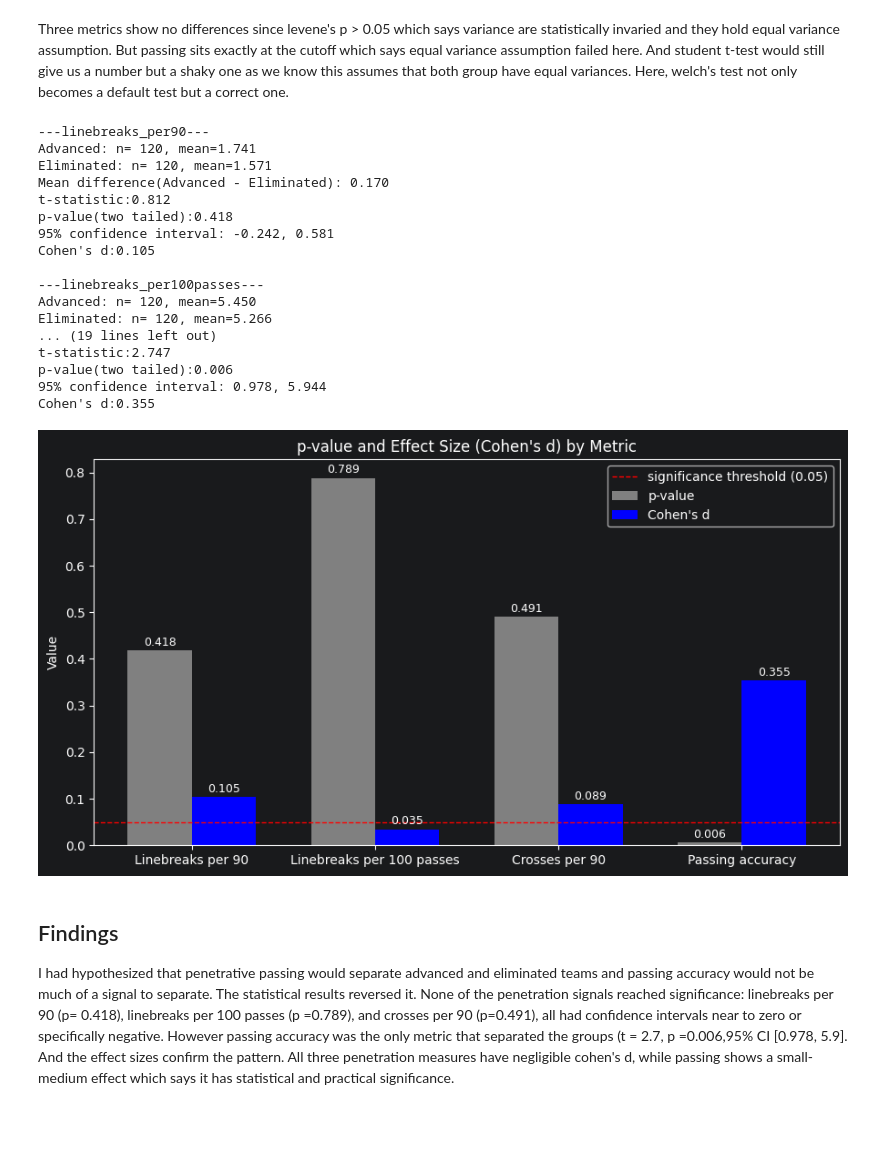
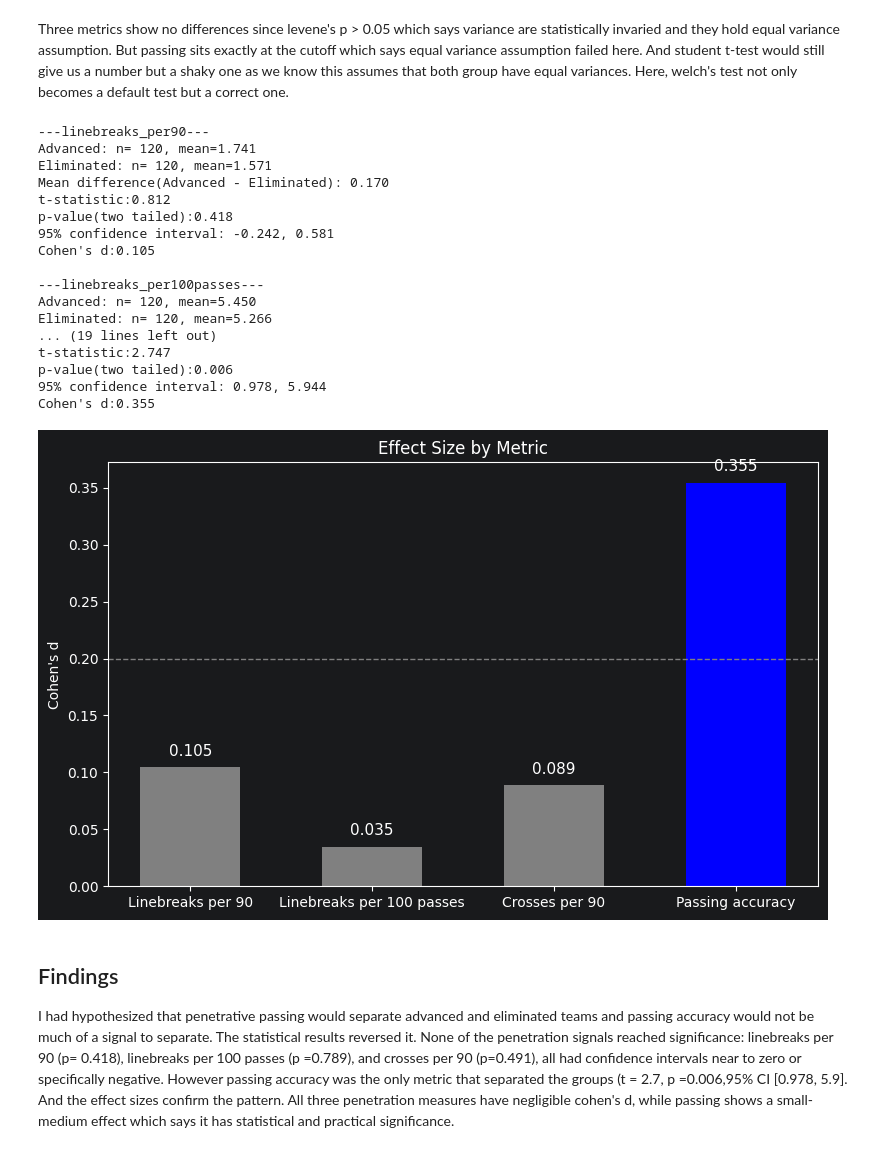
Before and after one commit to birat-timsina/HIT140_Group81, a Jupyter notebook: passing/Passing.ipynb, the cells around one changed output. Saved outputs shown, nothing was run; the diff lists cells and outputs as text; code cells hidden in the pictures; blank space fills up the shorter version.

```diff
--- a/passing/Passing.ipynb
+++ b/passing/Passing.ipynb
@@ -607,61 +607,47 @@ def ci_and_ttest(df, metric_col, group_col='advanced', confidence=0.95):
     print()
     return result, ci, cohens_d
 # %%
-import numpy as np
-
 metrics = ['linebreaks_per90', 'linebreaks_per100passes', 'crosses_per90', 'passing_accuracy_rate']
 labels = ['Linebreaks per 90', 'Linebreaks per 100 passes', 'Crosses per 90', 'Passing accuracy']
 
 cohens_ds = []
-p_values = []
-
 for metric in metrics:
     result, ci, cohens_d = ci_and_ttest(sample_df, metric)
     cohens_ds.append(cohens_d)
-    p_values.append(result.pvalue)
-x = np.arange(len(labels))
-width = 0.35
 
-fig, ax = plt.subplots(figsize=(9, 5))
-bars1 = ax.bar(x - width/2, p_values, width, label='p-value', color='gray')
-bars2 = ax.bar(x + width/2, cohens_ds, width, label="Cohen's d", color='blue')
+colors = ['gray' if v < 0.2 else 'blue' for v in cohens_ds]
 
-for bar in bars1:
-    ax.text(bar.get_x() + bar.get_width()/2, bar.get_height() + 0.01,
-            f"{bar.get_height():.3f}", ha='center', fontsize=9)
-for bar in bars2:
-    ax.text(bar.get_x() + bar.get_width()/2, bar.get_height() + 0.01,
-            f"{bar.get_height():.3f}", ha='center', fontsize=9)
+fig, ax = plt.subplots(figsize=(8, 5))
+bars = ax.bar(labels, cohens_ds, color=colors, width=0.55)
 
-ax.axhline(0.05, color='red', linestyle='--', linewidth=1, label='significance threshold (0.05)')
+for bar, val in zip(bars, cohens_ds):
+    ax.text(bar.get_x() + bar.get_width()/2, val + 0.01, f"{val:.3f}", ha='center', fontsize=11)
 
-ax.set_xticks(x)
-ax.set_xticklabels(labels)
-ax.set_ylabel("Value")
-ax.set_title("p-value and Effect Size (Cohen's d) by Metric")
-ax.legend()
+ax.axhline(0.2, color='gray', linestyle='--', linewidth=1)
+ax.set_ylabel("Cohen's d")
+ax.set_title("Effect Size by Metric")
 plt.tight_layout()
-plt.savefig('pvalue_cohens_d_barplot.png', dpi=150, bbox_inches='tight')
+plt.savefig('cohens_d_chart.png', dpi=200, bbox_inches='tight')
 plt.show()
 # %% [output]
 ---linebreaks_per90---
 Advanced: n= 120, mean=1.741
 Eliminated: n= 120, mean=1.571
 Mean difference(Advanced - Eliminated): 0.170
 t-statistic:0.812
 p-value(two tailed):0.418
 95% confidence interval: -0.242, 0.581
 Cohen's d:0.105
 
 ---linebreaks_per100passes---
 Advanced: n= 120, mean=5.450
 Eliminated: n= 120, mean=5.266
 ... (19 lines left out)
 t-statistic:2.747
 p-value(two tailed):0.006
 95% confidence interval: 0.978, 5.944
 Cohen's d:0.355
-[figure, old version]
+[figure, new version]
 # %% [markdown]
 ## Findings
 I had hypothesized that penetrative passing would separate advanced and eliminated teams and passing accuracy would not be much of a signal to separate. The statistical results reversed it. None of the penetration signals reached significance: linebreaks per 90 (p= 0.418), linebreaks per 100 passes (p =0.789), and crosses per 90 (p=0.491), all had confidence intervals near to zero or specifically negative. However passing accuracy was the only metric that separated the groups (t = 2.7, p =0.006,95% CI [0.978, 5.9]. And the effect sizes confirm the pattern. All three penetration measures have negligible cohen's d, while passing shows a small-medium effect which says it has statistical and practical significance.
```
Also changed, not shown: 1 other file.
